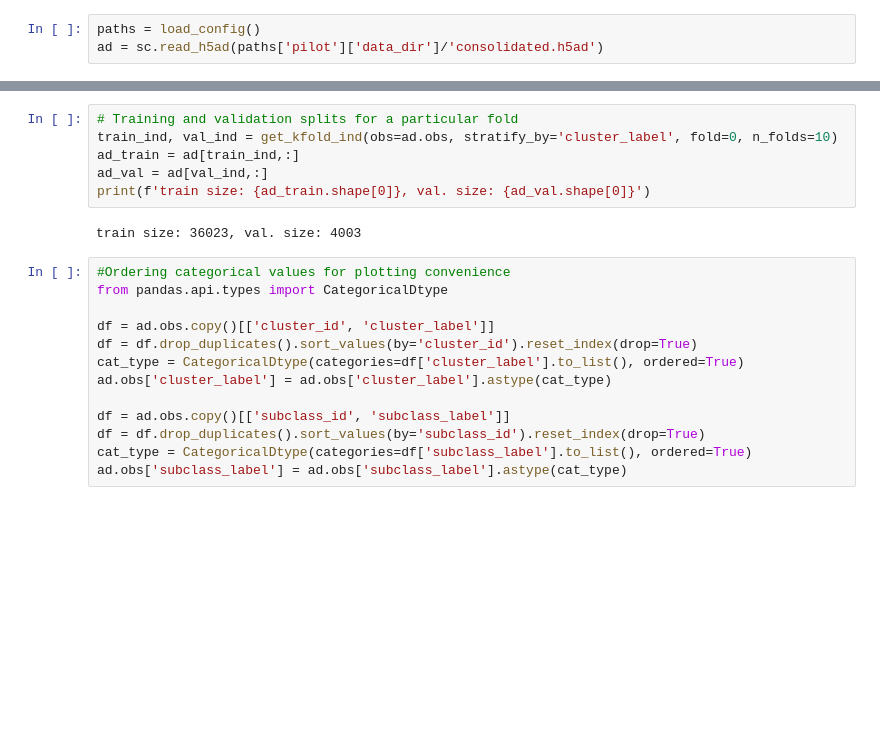
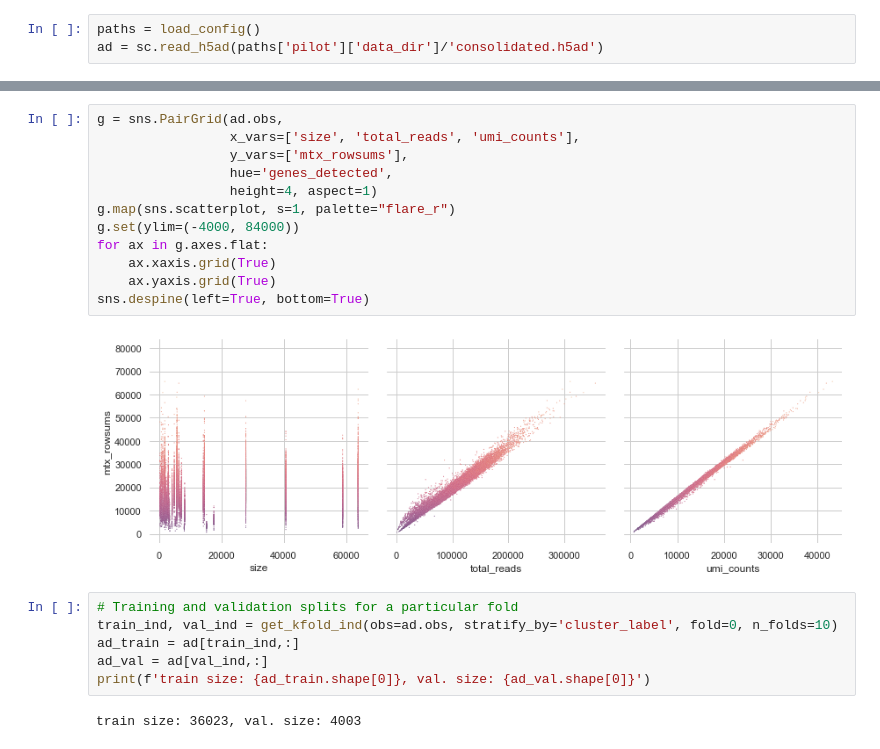
Before and after one commit to AllenInstitute/bmark, a Jupyter notebook: notebooks/00_explore_pilot.ipynb, the cells around one changed output, grey strips where cells are left out. Saved outputs shown, nothing was run; the diff lists cells and outputs as text; blank space fills up the shorter version.

```diff
--- a/notebooks/00_explore_pilot.ipynb
+++ b/notebooks/00_explore_pilot.ipynb
@@ -13,3 +53,17 @@ ad = sc.read_h5ad(paths['pilot']['data_dir']/'consolidated.h5ad')
+# %%
+g = sns.PairGrid(ad.obs,
+                 x_vars=['size', 'total_reads', 'umi_counts'],
+                 y_vars=['mtx_rowsums'],
+                 hue='genes_detected',
+                 height=4, aspect=1)
+g.map(sns.scatterplot, s=1, palette="flare_r")
+g.set(ylim=(-4000, 84000))
+for ax in g.axes.flat:
+    ax.xaxis.grid(True)
+    ax.yaxis.grid(True)
+sns.despine(left=True, bottom=True)
+# %% [output]
+[figure, added]
 # %%
 # Training and validation splits for a particular fold
 train_ind, val_ind = get_kfold_ind(obs=ad.obs, stratify_by='cluster_label', fold=0, n_folds=10)
@@ -18,16 +72,3 @@ ad_val = ad[val_ind,:]
 print(f'train size: {ad_train.shape[0]}, val. size: {ad_val.shape[0]}')
 # %% [output]
 train size: 36023, val. size: 4003
-# %%
-#Ordering categorical values for plotting convenience
-from pandas.api.types import CategoricalDtype
-
-df = ad.obs.copy()[['cluster_id', 'cluster_label']]
-df = df.drop_duplicates().sort_values(by='cluster_id').reset_index(drop=True)
-cat_type = CategoricalDtype(categories=df['cluster_label'].to_list(), ordered=True)
-ad.obs['cluster_label'] = ad.obs['cluster_label'].astype(cat_type)
-
-df = ad.obs.copy()[['subclass_id', 'subclass_label']]
-df = df.drop_duplicates().sort_values(by='subclass_id').reset_index(drop=True)
-cat_type = CategoricalDtype(categories=df['subclass_label'].to_list(), ordered=True)
-ad.obs['subclass_label'] = ad.obs['subclass_label'].astype(cat_type)
```
Also changed, not shown: parts of 11 cells of this notebook.
